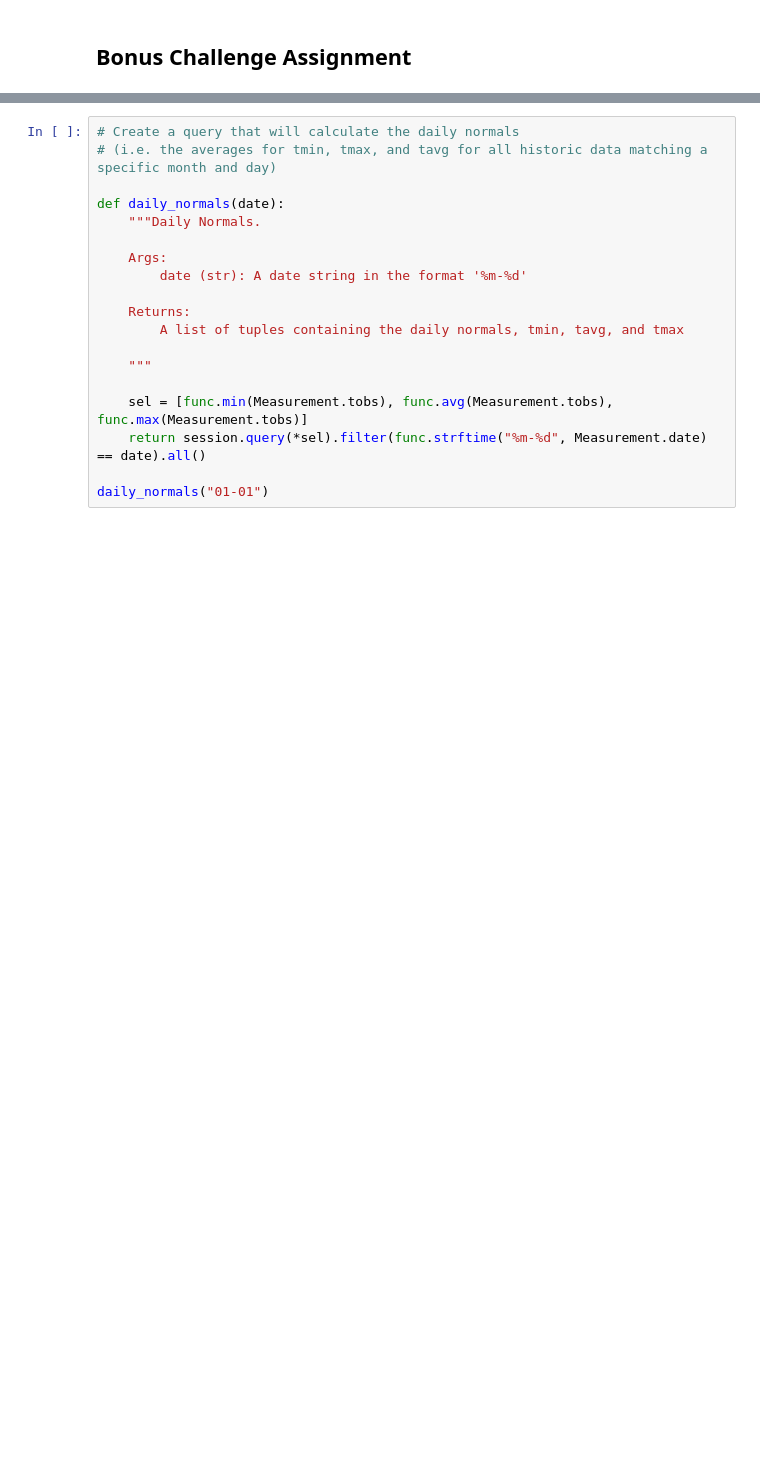
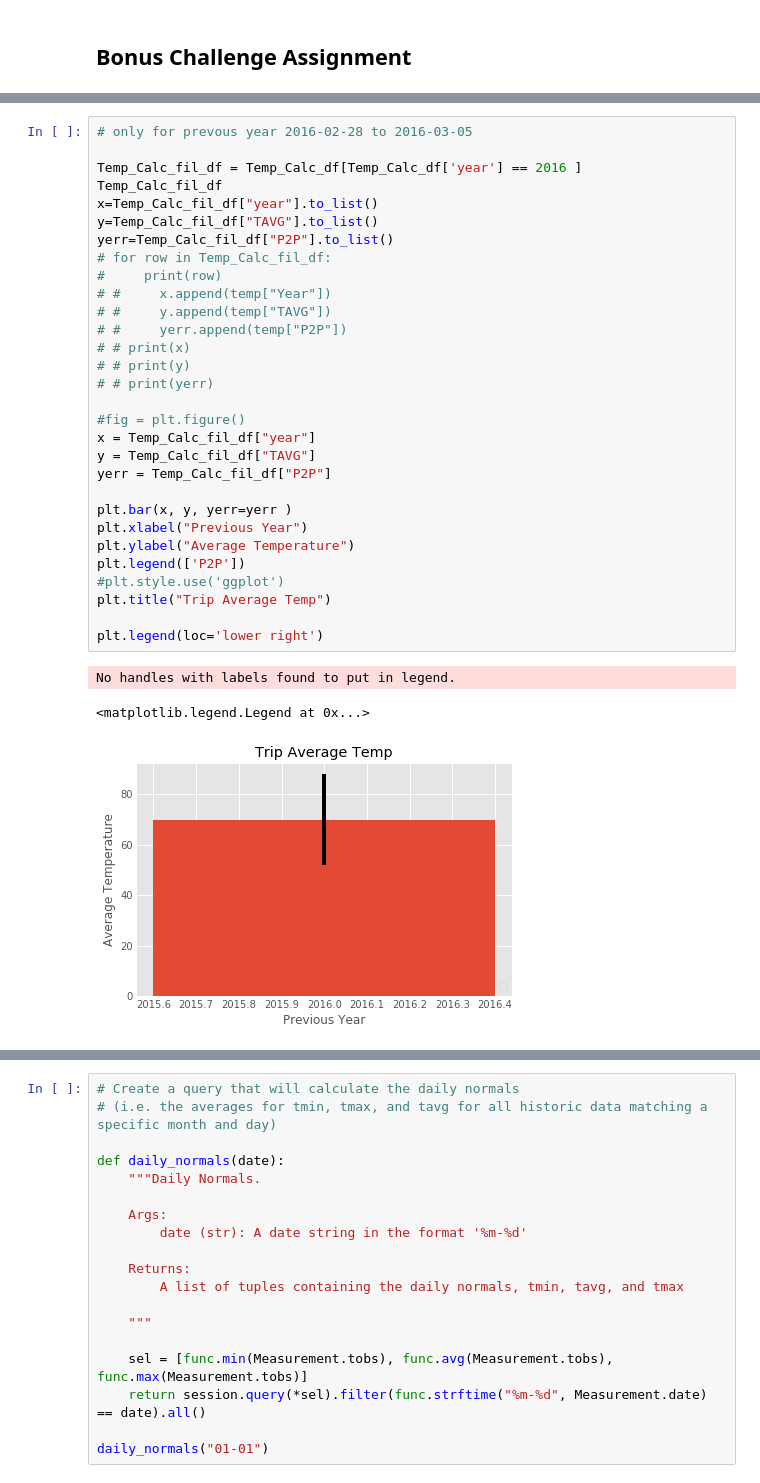
Before and after one commit to srnb1980/sqlalchemy-challenge, a Jupyter notebook: sql_alchemy_HW.ipynb, the cells around one changed output, grey strips where cells are left out. Saved outputs shown, nothing was run; the diff lists cells and outputs as text; blank space fills up the shorter version.

```diff
--- a/sql_alchemy_HW.ipynb
+++ b/sql_alchemy_HW.ipynb
@@ -238,3 +283,37 @@ print(calc_temps('2016-02-28', '2016-03-05'))
+# %%
+# only for prevous year 2016-02-28 to 2016-03-05
+
+Temp_Calc_fil_df = Temp_Calc_df[Temp_Calc_df['year'] == 2016 ]
+Temp_Calc_fil_df
+x=Temp_Calc_fil_df["year"].to_list()
+y=Temp_Calc_fil_df["TAVG"].to_list()
+yerr=Temp_Calc_fil_df["P2P"].to_list()
+# for row in Temp_Calc_fil_df:
+#     print(row)
+# #     x.append(temp["Year"])
+# #     y.append(temp["TAVG"])
+# #     yerr.append(temp["P2P"])
+# # print(x)
+# # print(y)
+# # print(yerr)
+
+#fig = plt.figure()
+x = Temp_Calc_fil_df["year"]
+y = Temp_Calc_fil_df["TAVG"]
+yerr = Temp_Calc_fil_df["P2P"]
+
+plt.bar(x, y, yerr=yerr )
+plt.xlabel("Previous Year")
+plt.ylabel("Average Temperature")
+plt.legend(['P2P'])
+#plt.style.use('ggplot')
+plt.title("Trip Average Temp")
+
+plt.legend(loc='lower right')
+# %% [output]
+No handles with labels found to put in legend.
+<matplotlib.legend.Legend at 0x...>
+[figure, added]
 # %%
 # Plot the results from your previous query as a bar chart.
 # Use "Trip Avg Temp" as your Title
```
Also changed, not shown: parts of 9 cells of this notebook.
